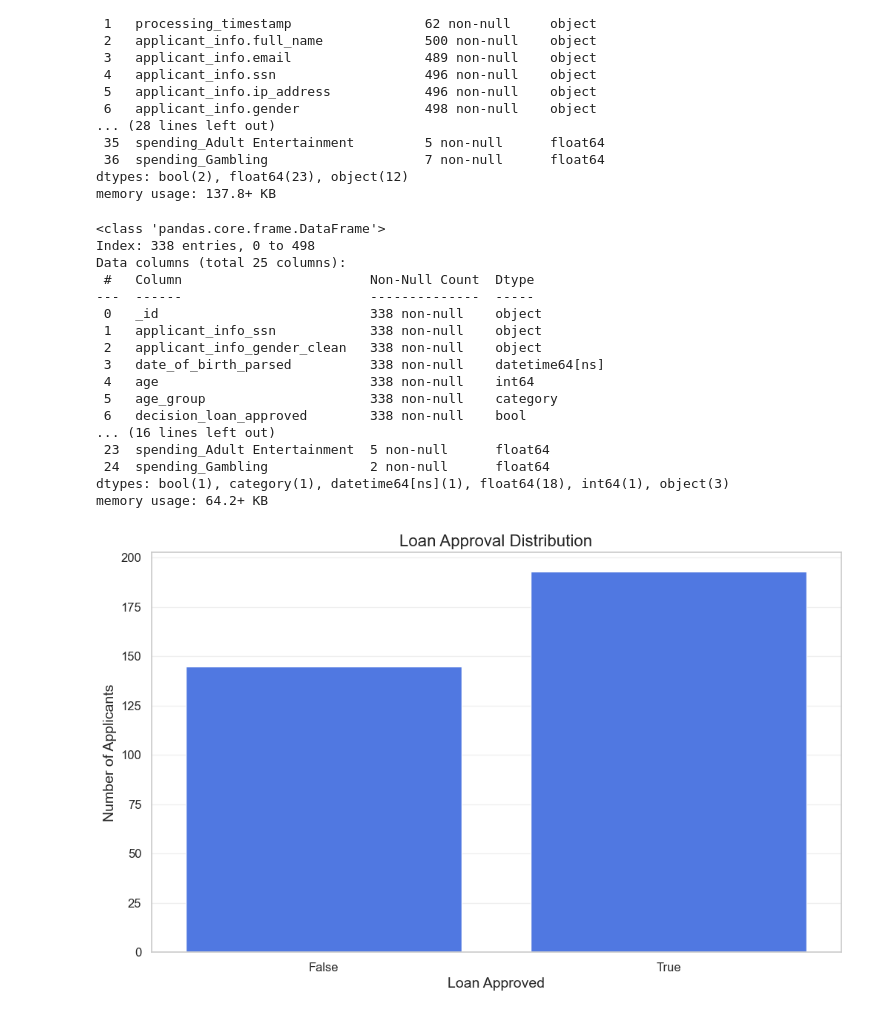
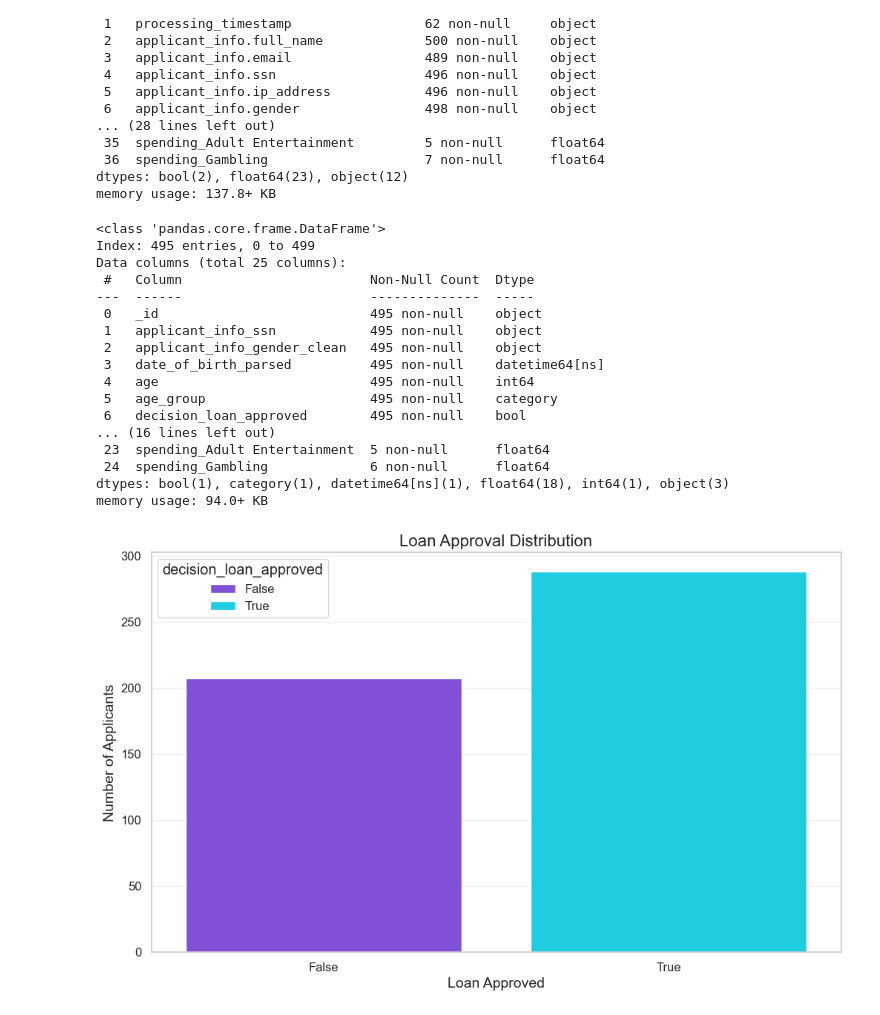
Before and after one commit to RubenVet9938/dego-project-team8, a Jupyter notebook: notebooks/02-bias-analysis.ipynb, the cells around one changed output. Saved outputs shown, nothing was run; the diff lists cells and outputs as text; code cells hidden in the pictures.

Commit message:
-Fixed birth date parsing
-Changed color palette to reflect gender

```diff
--- a/notebooks/02-bias-analysis.ipynb
+++ b/notebooks/02-bias-analysis.ipynb
@@ -86,35 +164,38 @@ Data columns (total 37 columns):
 dtypes: bool(2), float64(23), object(12)
 memory usage: 137.8+ KB
 # %%
-#Drop rows missing gender or date of birth (needed for protected attributes)
-df = df.dropna(subset=["applicant_info.gender_clean", "applicant_info.date_of_birth_parsed"])
+df.rename(columns={col:col.replace('.','_') for col in df.columns}, inplace=True)
 
-#Convert DOB to datetime
-df["date_of_birth_parsed"] = pd.to_datetime(df["applicant_info.date_of_birth_parsed"], errors="coerce")
+#drop rows missing gender or date of birth (needed for protected attributes)
+df = df.dropna(subset=["applicant_info_gender_clean", "applicant_info_date_of_birth_parsed"])
 
-#Drop rows where DOB conversion failed
+#convert DOB to datetime
+df["date_of_birth_parsed"] = pd.to_datetime(df["applicant_info_date_of_birth_parsed"], errors="coerce")
+
+#drop rows where DOB conversion failed
 df = df.dropna(subset=["date_of_birth_parsed"])
 
+#adding age feature
 df["age"] = (pd.Timestamp("today") - df["date_of_birth_parsed"]).dt.days // 365
 
-#Optional: age groups
+#age groups
 df["age_group"] = pd.cut(df["age"], bins=[18,30,45,60,100], labels=["18-29","30-44","45-59","60+"])
 
-df["approved"] = df["decision.loan_approved"].astype(int)
+df["approved"] = df["decision_loan_approved"].astype(int)
 
 cols_to_keep = [
     "_id",
-    "applicant_info.ssn",
-    "applicant_info.gender_clean",
+    "applicant_info_ssn",
+    "applicant_info_gender_clean",
     "date_of_birth_parsed",
     "age",
     "age_group",
-    "decision.loan_approved",
-    "applicant_info.zip_code",
-    "financials.annual_income",
-    "financials.savings_balance",
+    "decision_loan_approved",
+    "applicant_info_zip_code",
+    "financials_annual_income",
+    "financials_savings_balance",
 
-    # spending features (proxy analysis)
+    #spending features (proxy analysis)
     "spending_Shopping",
     "spending_Rent",
     "spending_Alcohol",
@@ -133,34 +214,34 @@ cols_to_keep = [
 ]
 
 df_analysis = df[cols_to_keep].copy()
-df_analysis.rename(columns={col:col.replace('.','_') for col in cols_to_keep}, inplace=True)
+
 df_analysis.info()
 # %% [output]
 <class 'pandas.core.frame.DataFrame'>
-Index: 338 entries, 0 to 498
+Index: 495 entries, 0 to 499
 Data columns (total 25 columns):
  #   Column                        Non-Null Count  Dtype
 ---  ------                        --------------  -----
- 0   _id                           338 non-null    object
- 1   applicant_info_ssn            338 non-null    object
- 2   applicant_info_gender_clean   338 non-null    object
- 3   date_of_birth_parsed          338 non-null    datetime64[ns]
- 4   age                           338 non-null    int64
- 5   age_group                     338 non-null    category
- 6   decision_loan_approved        338 non-null    bool
+ 0   _id                           495 non-null    object
+ 1   applicant_info_ssn            495 non-null    object
+ 2   applicant_info_gender_clean   495 non-null    object
+ 3   date_of_birth_parsed          495 non-null    datetime64[ns]
+ 4   age                           495 non-null    int64
+ 5   age_group                     495 non-null    category
+ 6   decision_loan_approved        495 non-null    bool
 ... (16 lines left out)
  23  spending_Adult Entertainment  5 non-null      float64
- 24  spending_Gambling             2 non-null      float64
+ 24  spending_Gambling             6 non-null      float64
 dtypes: bool(1), category(1), datetime64[ns](1), float64(18), int64(1), object(3)
-memory usage: 64.2+ KB
+memory usage: 94.0+ KB
 # %%
-sns.countplot(x="decision_loan_approved", data=df_analysis)
+sns.countplot(x="decision_loan_approved", data=df_analysis, hue='decision_loan_approved', palette=colors[6:])
 plt.title("Loan Approval Distribution")
 plt.ylabel("Number of Applicants")
 plt.xlabel("Loan Approved")
 plt.show()
 # %% [output]
-[figure, old version]
+[figure, new version]
 # %%
 sns.barplot(
     x="applicant_info_gender_clean",
```
Also changed, not shown: parts of 12 cells of this notebook.
